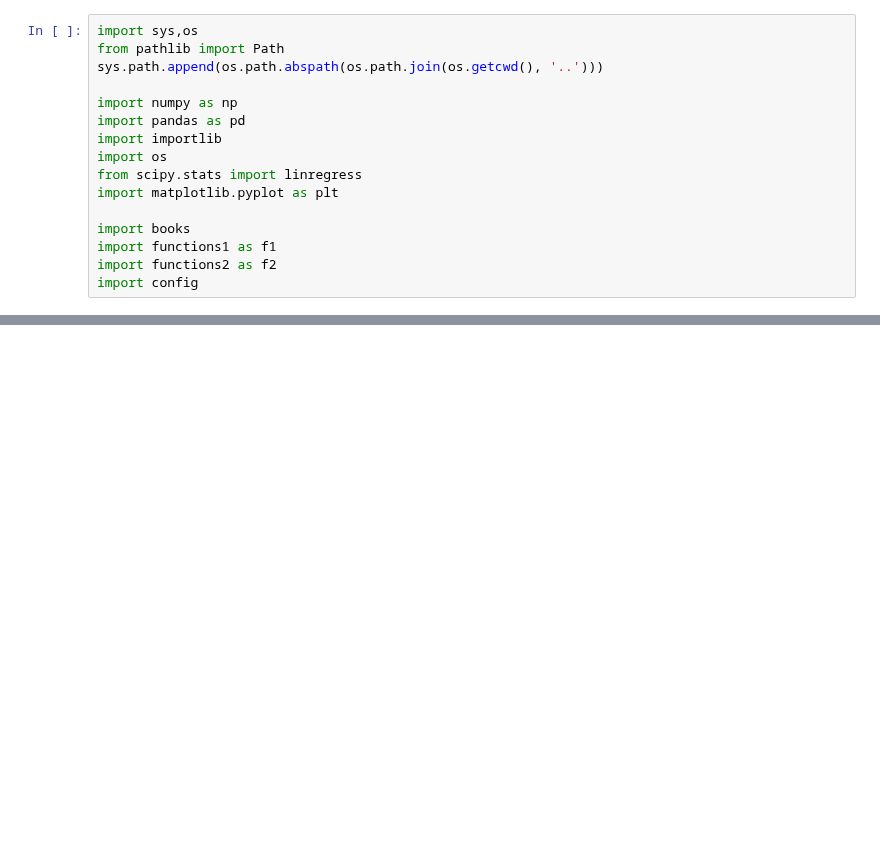
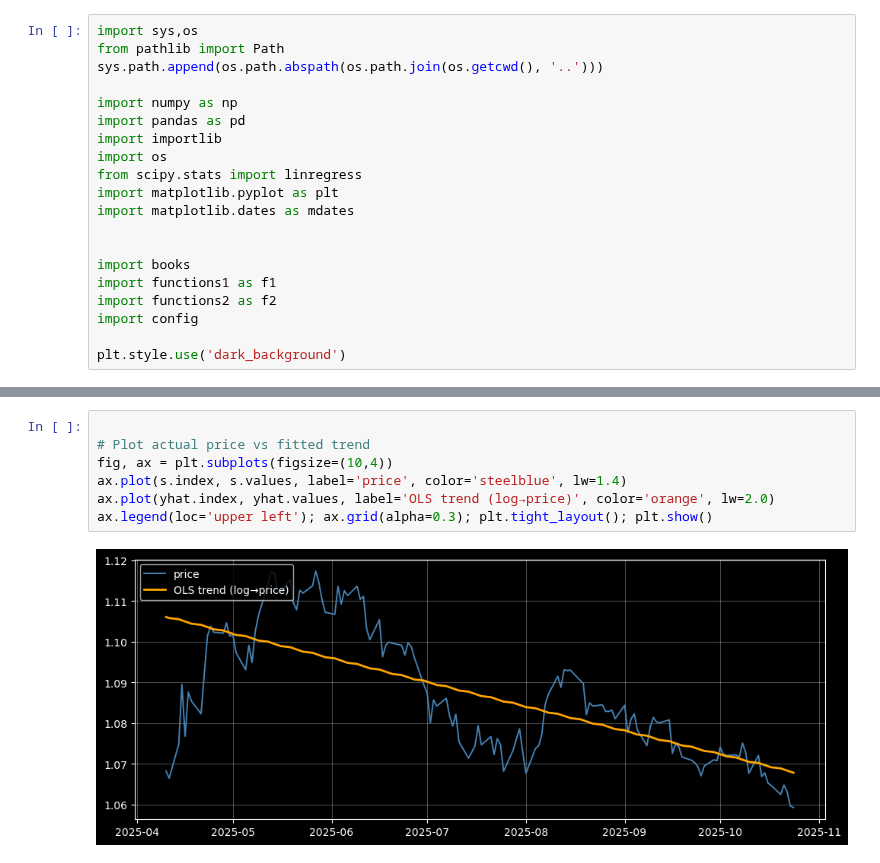
Before and after one commit to nimchimpski/GeoQuant, a Jupyter notebook: various/t-stat_slope.ipynb, the cells around one changed output, grey strips where cells are left out. Drawn from its saved outputs; the diff is of its cells as text; blank space fills up the shorter version.

```diff
--- a/various/t-stat_slope.ipynb
+++ b/various/t-stat_slope.ipynb
@@ -9,8 +9,12 @@ import importlib
 import os
 from scipy.stats import linregress
 import matplotlib.pyplot as plt
+import matplotlib.dates as mdates
+
 
 import books
 import functions1 as f1
 import functions2 as f2
 import config
+
+plt.style.use('dark_background')
@@ -96,0 +60,9 @@ rets Slope t-stat: -1.8984022015805797
+# %%
+
+# Plot actual price vs fitted trend
+fig, ax = plt.subplots(figsize=(10,4))
+ax.plot(s.index, s.values, label='price', color='steelblue', lw=1.4)
+ax.plot(yhat.index, yhat.values, label='OLS trend (log→price)', color='orange', lw=2.0)
+ax.legend(loc='upper left'); ax.grid(alpha=0.3); plt.tight_layout(); plt.show()
+# %% [output]
+[figure, added]
```
Also changed, not shown: parts of 6 cells of this notebook, 20 other files.
